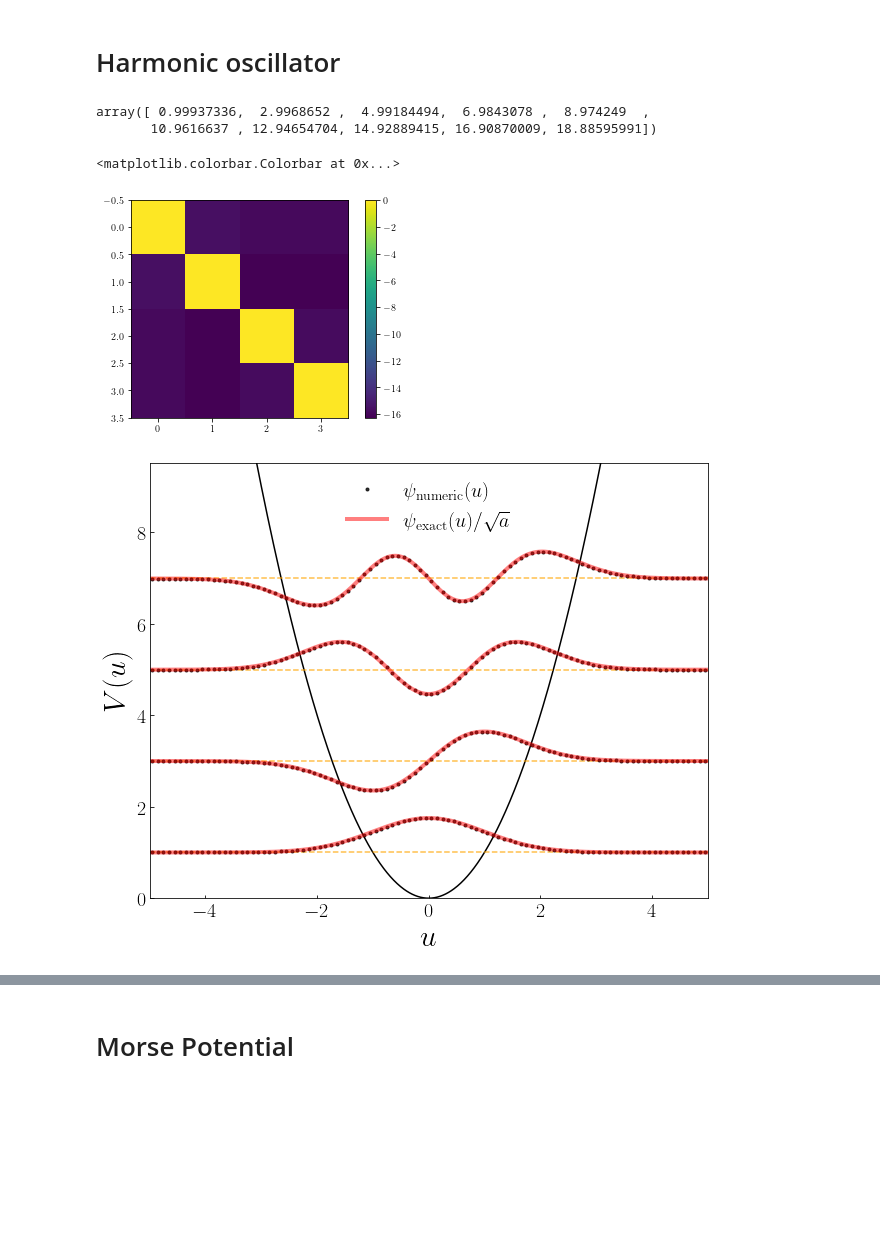
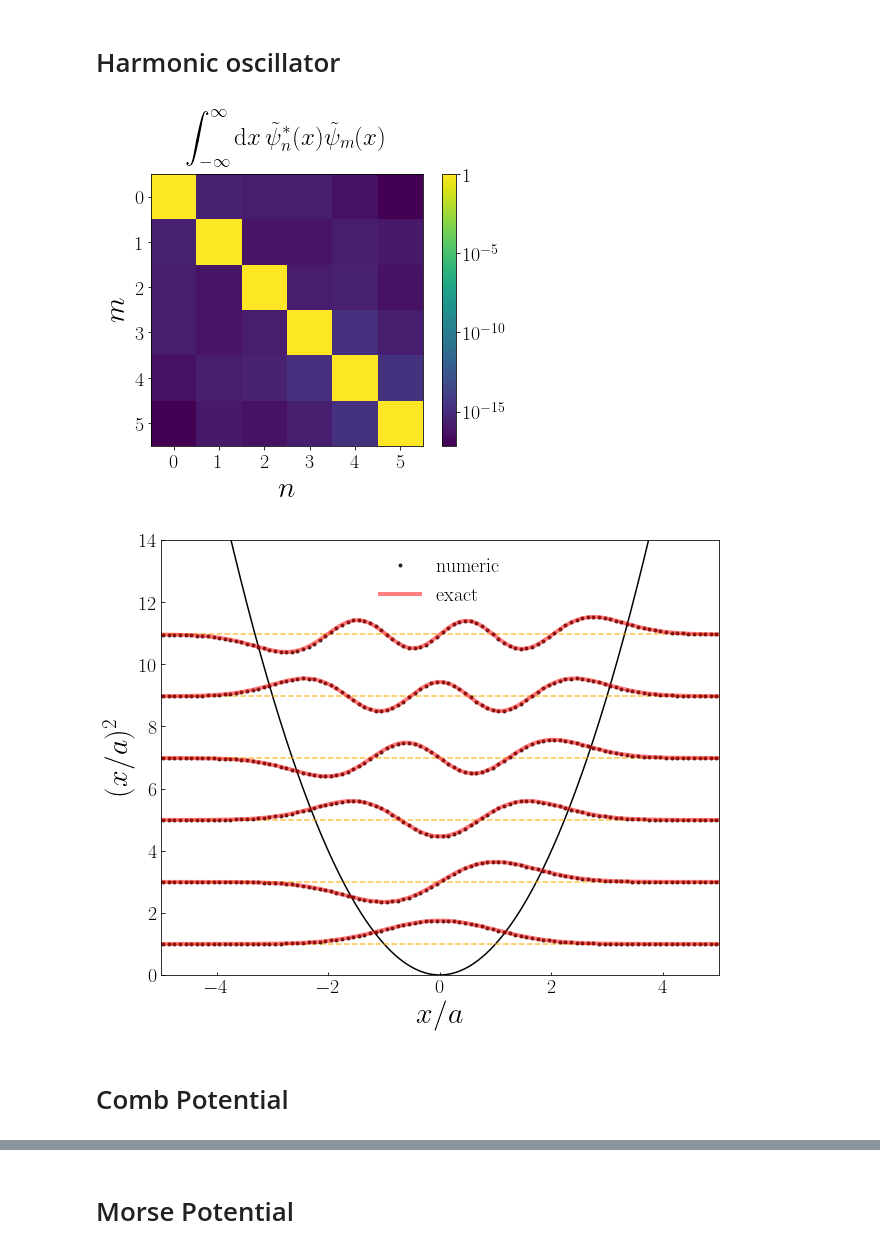
Before and after one commit to rwhitehill/CP-PHYS811-F24, a Jupyter notebook: P3/main.ipynb, the cells around one changed output, grey strips where cells are left out. Cells and saved outputs as stored; diff of their text form; code cells hidden in the pictures; blank space fills up the shorter version.

```diff
--- a/P3/main.ipynb
+++ b/P3/main.ipynb
@@ -203,3 +204,20 @@ plt.show()
+# %%
+nrows,ncols = 1,1
+fig,ax = plt.subplots(nrows=nrows,ncols=ncols,figsize=(7*ncols,5*nrows))
+
+for i,_ in enumerate(spec):
+    n_ = np.arange(_.shape[0]) + 1
+    ax.plot(n_,_/_[0]/n_**2,ls='-.',marker='x',label=r'$v_0 = %d$'%V0[i])
+
+ax.axhline(y=1,color='k',lw=3,alpha=0.3)
+
+ax.legend(fontsize=20,loc='lower left',frameon=False)
+ax.tick_params(axis='both',which='major',direction='in',labelsize=20)
+ax.set_xlabel(r'$n$',size=30)
+ax.set_ylabel(r'$( \frac{E_n}{E_0}) / n^2$',size=30)
+
+plt.show()
+fig.savefig(r'finite_well_spectrum.pdf',bbox_inches='tight')
 # %%
 img = plt.imshow(np.log10(np.abs(psi[:4]@psi[:4].T)),cmap='viridis')
 plt.colorbar(img)
@@ -217,18 +233,32 @@ def get_HO_psi(u,n):
     return np.pi**(-0.25)/np.sqrt(2**n*np.math.factorial(n))*Hn(u)*np.exp(-u**2/2)
 # %%
 x,E,psi = solve_SE(-50,50,1000,V)
+E,psi = E[:6],psi[:6]
 h   = x[1] - x[0]
-# %%
-E[:10]
-# %% [output]
-array([ 0.99937336,  2.9968652 ,  4.99184494,  6.9843078 ,  8.974249  ,
-       10.9616637 , 12.94654704, 14.92889415, 16.90870009, 18.88595991])
 # %%
-img = plt.imshow(np.log10(np.abs(psi[:4]@psi[:4].T)),cmap='viridis')
-plt.colorbar(img)
+nrows,ncols = 1,1
+fig,ax = plt.subplots(nrows=nrows,ncols=ncols,figsize=(7*ncols,5*nrows))
+
+img  = ax.imshow(np.log10(np.abs(psi@psi.T)),cmap='viridis')
+
+
+ticks = [0,1,2,3,4,5]
+ax.set_xticks(ticks,[r'$%d$'%_ for _ in ticks])
+ax.set_yticks(ticks,[r'$%d$'%_ for _ in ticks])
+ax.tick_params(axis='both',which='major',direction='out',labelsize=20)
+ax.set_title(r'$\displaystyle \int_{-\infty}^{\infty} {\rm d}{x} \, \tilde{\psi}^{*}_{n}(x) \tilde{\psi}_{m}(x)$',size=25,pad=30)
+ax.set_xlabel(r'$n$',size=30)
+ax.set_ylabel(r'$m$',size=30)
+
+cbar = fig.colorbar(img)
+cbar.ax.tick_params(labelsize=20)
+ticks = [0,-5,-10,-15]
+cbar.ax.set_yticks(ticks,[r'$1$']+[r'$10^{%d}$'%_ for _ in ticks[1:]])
+
+plt.show()
+fig.savefig(r'ho_orthonormality.pdf',bbox_inches='tight')
 # %% [output]
-<matplotlib.colorbar.Colorbar at 0x...>
-[figure, old version]
+[figure, new version]
 # %%
 nrows,ncols = 1,1
 fig,ax = plt.subplots(nrows=nrows,ncols=ncols,figsize=(10*ncols,8*nrows))
@@ -236,7 +266,7 @@ fig,ax = plt.subplots(nrows=nrows,ncols=ncols,figsize=(10*ncols,8*nrows))
 x_ = np.linspace(-5,5,1000)
 ax.plot(x_,V(x_),color='k',alpha=1)
 
-n    = 4
+n    = E.shape[0]
 psi_ = np.array([get_HO_psi(x_,_) for _ in range(n)])
 
 scale = 1
@@ -244,16 +274,19 @@ for i in range(n):
     sign = np.sign(psi[i][1])#/np.sign(psi_[i][1])
 
     ax.axhline(E[i],color='orange',ls='--',alpha=0.7)
-    ax.plot(x,scale*psi[i]/np.sqrt(h) + E[i],'k.',alpha=0.8,label=r'$\psi_{\rm numeric}(u)$' if i==0 else '')
-    ax.plot(x_,scale*psi_[i]+E[i],'r-',lw=4,alpha=0.5,label=r'$\psi_{\rm exact}(u)/\sqrt{a}$' if i==0 else '')
+    ax.plot(x,scale*psi[i]/np.sqrt(h) + E[i],'k.',alpha=0.8,label=r'$\rm numeric$' if i==0 else '')
+    ax.plot(x_,scale*psi_[i]+E[i],'r-',lw=4,alpha=0.5,label=r'$\rm exact$' if i==0 else '')
 
 ax.set_xlim(-5,5)
-ax.set_ylim(0,9.5)
-ax.set_xlabel(r'$u$',size=30)
-ax.set_ylabel(r'$V(u)$',size=30)
+ax.set_ylim(0,14)
+ax.set_xlabel(r'$x/a$',size=30)
+ax.set_ylabel(r'$(x/a)^2$',size=30)
 ax.tick_params(axis='both',which='major',labelsize=20,direction='in')
 ax.legend(fontsize=20,loc='upper center',frameon=False)
 
 plt.show()
+fig.savefig(r'ho_wfs.pdf',bbox_inches='tight')
 # %% [output]
-[figure, old version]
+[figure, new version]
+# %% [markdown]
+# Comb Potential
```
Also changed, not shown: parts of 24 cells of this notebook, 18 other files.
